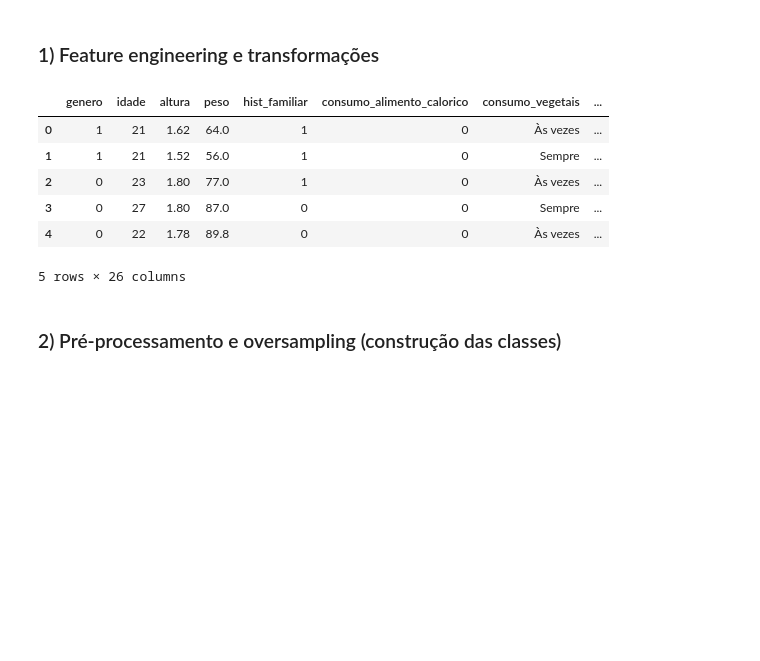
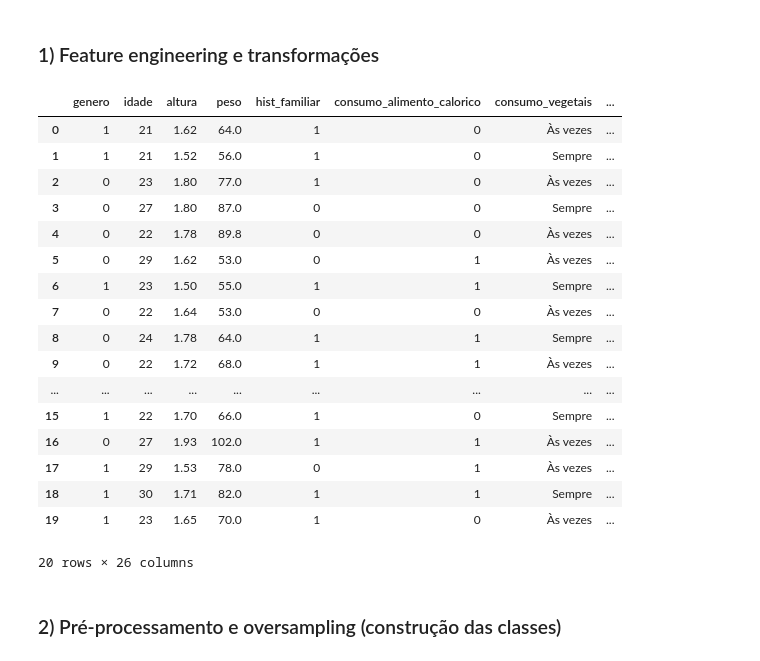
Before and after one commit to maiisaf/tech_challenge4, a Jupyter notebook: analise_ml.ipynb, the cells around one changed output. Cells and saved outputs as stored; diff of their text form; code cells hidden in the pictures; blank space fills up the shorter version.

```diff
--- a/analise_ml.ipynb
+++ b/analise_ml.ipynb
@@ -454,6 +454,8 @@ df_pipeline.head()
 ### 1) Feature engineering e transformações
 # %%
 def feature_eng_trans(df):
+
+    df = df.copy()
 
     dic_sim_nao = {'Sim':1, 'Não':0}
     col_sim_nao = ['hist_familiar', 'consumo_alimento_calorico', 'fumante', 'monitoramento_caloria']
@@ -514,15 +516,26 @@ def feature_eng_trans(df):
 # %%
 df_pipeline_transf = feature_eng_trans(df_pipeline)
 # %%
-df_pipeline_transf.head()
+df_pipeline_transf.head(20)
 # %% [output]
 |  | genero | idade | altura | peso | hist_familiar | consumo_alimento_calorico | consumo_vegetais | ... |
 | 0 | 1 | 21 | 1.62 | 64.0 | 1 | 0 | Às vezes | ... |
 | 1 | 1 | 21 | 1.52 | 56.0 | 1 | 0 | Sempre | ... |
 | 2 | 0 | 23 | 1.80 | 77.0 | 1 | 0 | Às vezes | ... |
 | 3 | 0 | 27 | 1.80 | 87.0 | 0 | 0 | Sempre | ... |
 | 4 | 0 | 22 | 1.78 | 89.8 | 0 | 0 | Às vezes | ... |
+| 5 | 0 | 29 | 1.62 | 53.0 | 0 | 1 | Às vezes | ... |
+| 6 | 1 | 23 | 1.50 | 55.0 | 1 | 1 | Sempre | ... |
+| 7 | 0 | 22 | 1.64 | 53.0 | 0 | 0 | Às vezes | ... |
+| 8 | 0 | 24 | 1.78 | 64.0 | 1 | 1 | Sempre | ... |
+| 9 | 0 | 22 | 1.72 | 68.0 | 1 | 1 | Às vezes | ... |
+| ... | ... | ... | ... | ... | ... | ... | ... | ... |
+| 15 | 1 | 22 | 1.70 | 66.0 | 1 | 0 | Sempre | ... |
+| 16 | 0 | 27 | 1.93 | 102.0 | 1 | 1 | Às vezes | ... |
+| 17 | 1 | 29 | 1.53 | 78.0 | 0 | 1 | Às vezes | ... |
+| 18 | 1 | 30 | 1.71 | 82.0 | 1 | 1 | Sempre | ... |
+| 19 | 1 | 23 | 1.65 | 70.0 | 1 | 0 | Às vezes | ... |
-5 rows × 26 columns
+20 rows × 26 columns
 # %% [markdown]
 ### 2) Pré-processamento e oversampling (construção das classes)
 # %%
```
Also changed, not shown: parts of 2 cells of this notebook, 3 other files.
